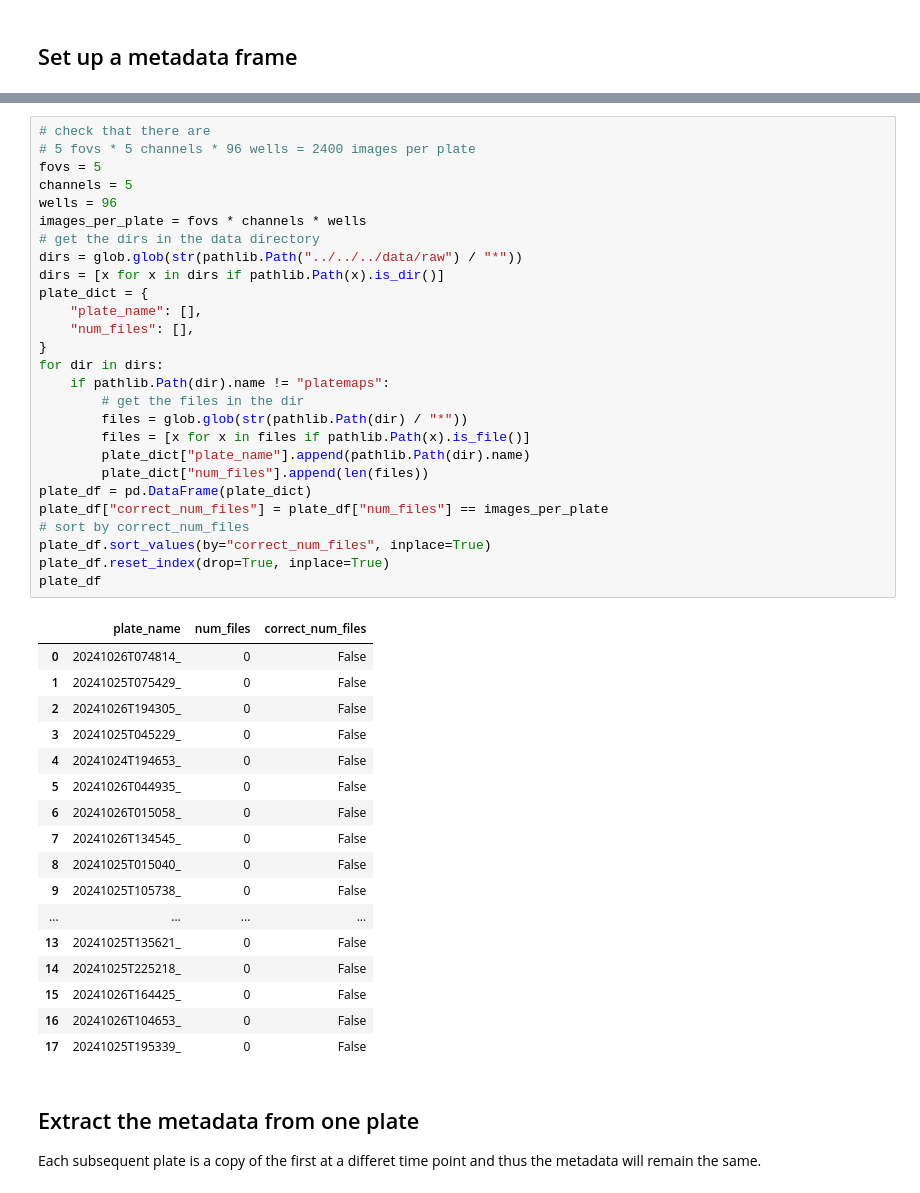
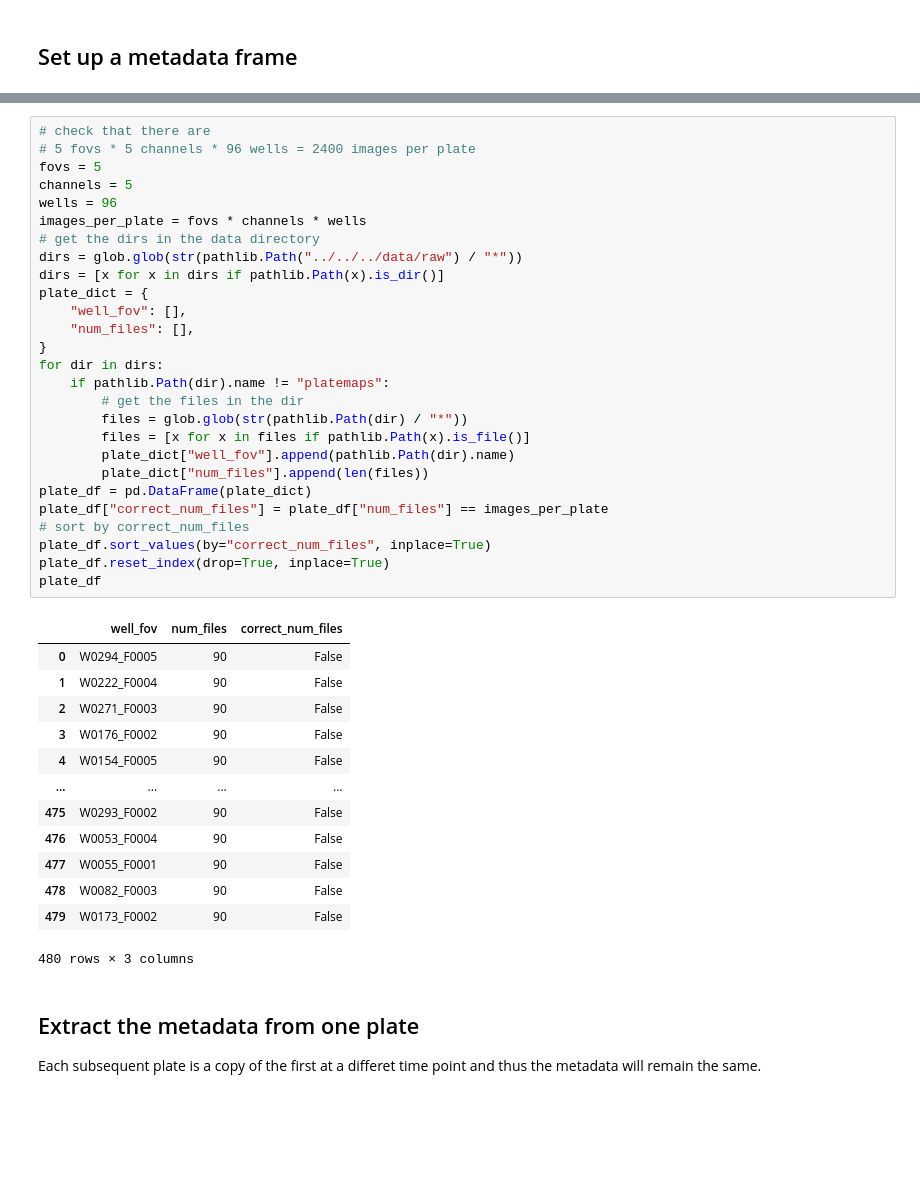
Before and after one commit to MikeLippincott/pyroptosis_live-cell_timelapse, a Jupyter notebook: Wave1_data/1.preprocess_data/notebooks/0.preprocess_raw_data.ipynb, the cells around one changed output, grey strips where cells are left out. Drawn from its saved outputs; the diff is of its cells as text; blank space fills up the shorter version.

```diff
--- a/Wave1_data/1.preprocess_data/notebooks/0.preprocess_raw_data.ipynb
+++ b/Wave1_data/1.preprocess_data/notebooks/0.preprocess_raw_data.ipynb
@@ -127,48 +168,44 @@ Length: 18, dtype: datetime64[ns]
 # %%
 # check that there are
 # 5 fovs * 5 channels * 96 wells = 2400 images per plate
 fovs = 5
 channels = 5
 wells = 96
 images_per_plate = fovs * channels * wells
 # get the dirs in the data directory
 dirs = glob.glob(str(pathlib.Path("../../../data/raw") / "*"))
 dirs = [x for x in dirs if pathlib.Path(x).is_dir()]
 plate_dict = {
-    "plate_name": [],
+    "well_fov": [],
     "num_files": [],
 }
 for dir in dirs:
     if pathlib.Path(dir).name != "platemaps":
         # get the files in the dir
         files = glob.glob(str(pathlib.Path(dir) / "*"))
         files = [x for x in files if pathlib.Path(x).is_file()]
-        plate_dict["plate_name"].append(pathlib.Path(dir).name)
+        plate_dict["well_fov"].append(pathlib.Path(dir).name)
         plate_dict["num_files"].append(len(files))
 plate_df = pd.DataFrame(plate_dict)
 plate_df["correct_num_files"] = plate_df["num_files"] == images_per_plate
 # sort by correct_num_files
 plate_df.sort_values(by="correct_num_files", inplace=True)
 plate_df.reset_index(drop=True, inplace=True)
 plate_df
 # %% [output]
-|  | plate_name | num_files | correct_num_files |
-| 0 | 20241026T074814_ | 0 | False |
-| 1 | 20241025T075429_ | 0 | False |
-| 2 | 20241026T194305_ | 0 | False |
-| 3 | 20241025T045229_ | 0 | False |
-| 4 | 20241024T194653_ | 0 | False |
-| 5 | 20241026T044935_ | 0 | False |
-| 6 | 20241026T015058_ | 0 | False |
-| 7 | 20241026T134545_ | 0 | False |
-| 8 | 20241025T015040_ | 0 | False |
-| 9 | 20241025T105738_ | 0 | False |
+|  | well_fov | num_files | correct_num_files |
+| 0 | W0294_F0005 | 90 | False |
+| 1 | W0222_F0004 | 90 | False |
+| 2 | W0271_F0003 | 90 | False |
+| 3 | W0176_F0002 | 90 | False |
+| 4 | W0154_F0005 | 90 | False |
 | ... | ... | ... | ... |
-| 13 | 20241025T135621_ | 0 | False |
-| 14 | 20241025T225218_ | 0 | False |
-| 15 | 20241026T164425_ | 0 | False |
-| 16 | 20241026T104653_ | 0 | False |
-| 17 | 20241025T195339_ | 0 | False |
+| 475 | W0293_F0002 | 90 | False |
+| 476 | W0053_F0004 | 90 | False |
+| 477 | W0055_F0001 | 90 | False |
+| 478 | W0082_F0003 | 90 | False |
+| 479 | W0173_F0002 | 90 | False |
+480 rows × 3 columns
 # %% [markdown]
 ## Extract the metadata from one plate
 Each subsequent plate is a copy of the first at a differet time point and thus the metadata will remain the same.
```
Also changed, not shown: parts of 6 cells of this notebook.
